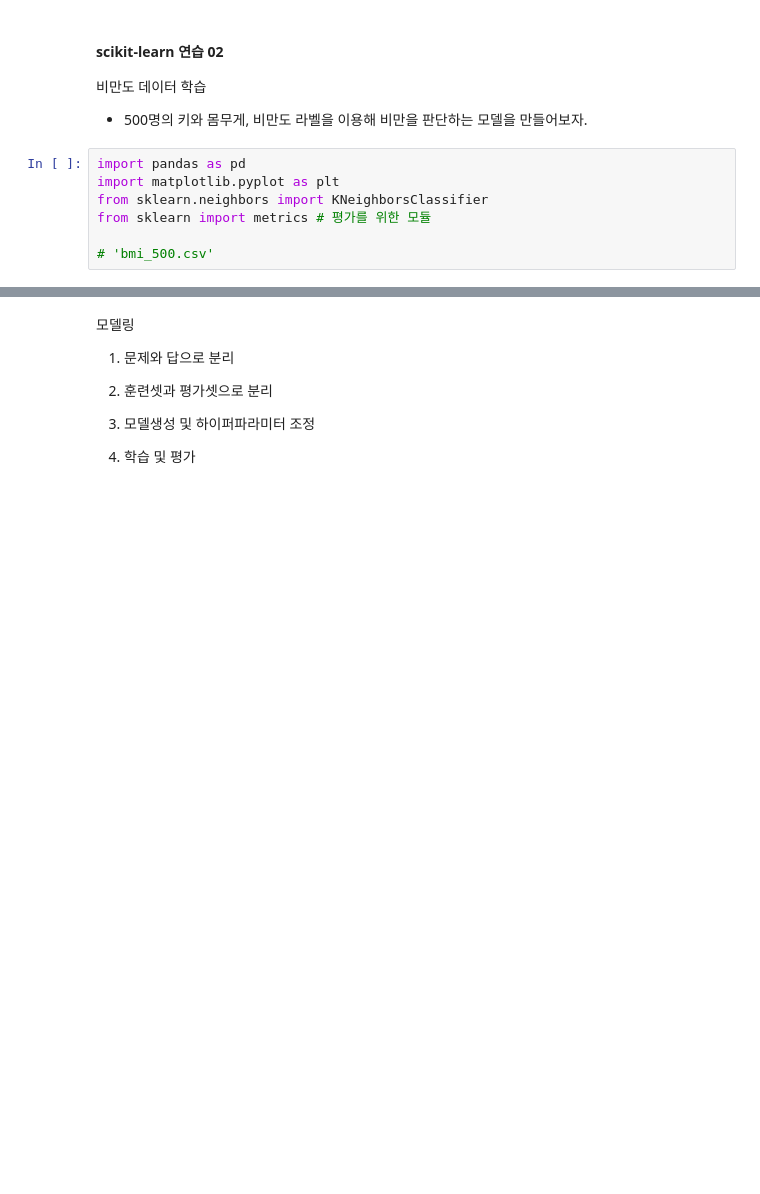
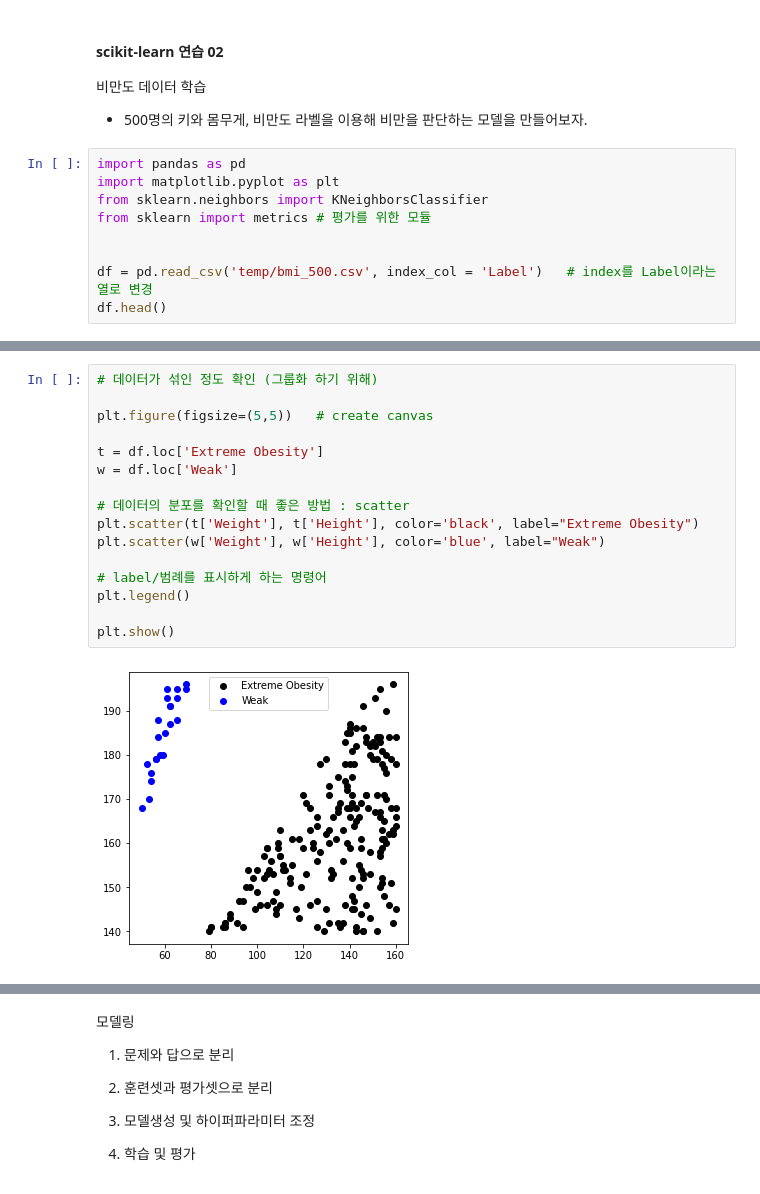
Before and after one commit to 4923/GwangjuAI2, a Jupyter notebook: 02_Rotation/MachineLearning/02_what_is_ML.ipynb, the cells around one changed output, grey strips where cells are left out. Drawn from its saved outputs; the diff is of its cells as text; blank space fills up the shorter version.

```diff
--- a/02_Rotation/MachineLearning/02_what_is_ML.ipynb
+++ b/02_Rotation/MachineLearning/02_what_is_ML.ipynb
@@ -266,4 +267,6 @@ import matplotlib.pyplot as plt
 from sklearn.neighbors import KNeighborsClassifier
 from sklearn import metrics # 평가를 위한 모듈
 
-# 'bmi_500.csv'
+
+df = pd.read_csv('temp/bmi_500.csv', index_col = 'Label')   # index를 Label이라는 열로 변경
+df.head()
@@ -269,0 +311,18 @@ from sklearn import metrics # 평가를 위한 모듈
+# %%
+# 데이터가 섞인 정도 확인 (그룹화 하기 위해)
+
+plt.figure(figsize=(5,5))   # create canvas
+
+t = df.loc['Extreme Obesity']
+w = df.loc['Weak']
+
+# 데이터의 분포를 확인할 때 좋은 방법 : scatter
+plt.scatter(t['Weight'], t['Height'], color='black', label="Extreme Obesity")
+plt.scatter(w['Weight'], w['Height'], color='blue', label="Weak")
+
+# label/범례를 표시하게 하는 명령어
+plt.legend()
+
+plt.show()
+# %% [output]
+[figure, added]
```
Also changed, not shown: parts of 10 cells of this notebook.
